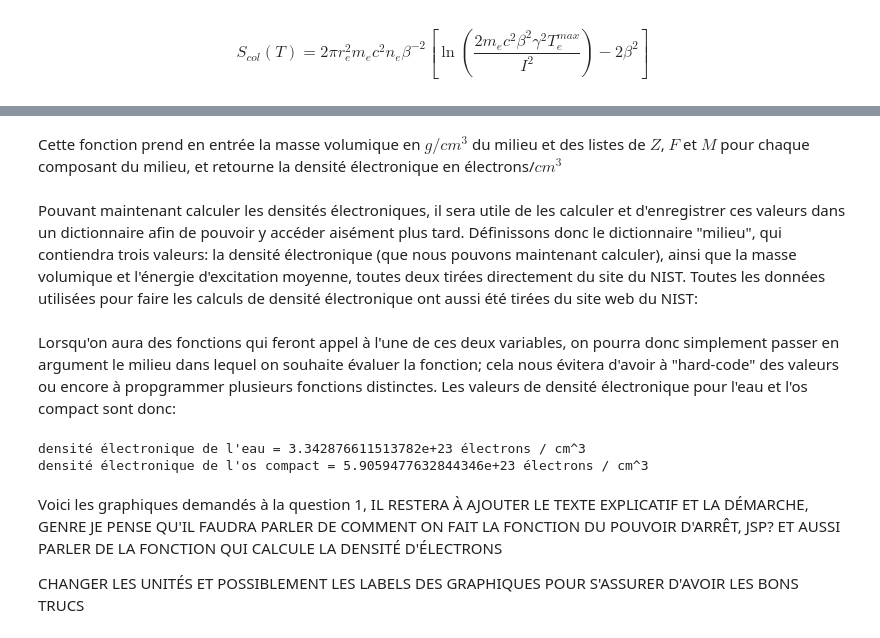
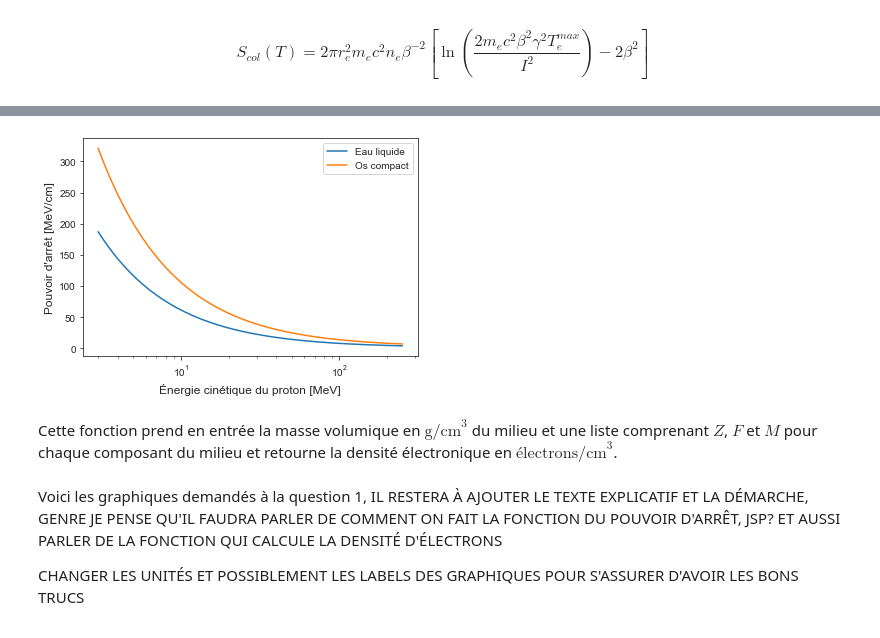
Before and after one commit to Jordan-Charest/PhysNum, a Jupyter notebook: TP1.ipynb, the cells around one changed output, grey strips where cells are left out. Cells and saved outputs as stored; diff of their text form; code cells hidden in the pictures.

```diff
--- a/TP1.ipynb
+++ b/TP1.ipynb
@@ -45,4 +129,27 @@ def densiteelec(rho, donnees):
+# %%
+# Énergie cinétique du proton
+T = np.linspace(3, 250, 1000)
+
+# Pouvoir d'arrêt de l'eau liquide en MeV/cm
+pouv_arr_eau = []
+for i in T:
+    pouv_arr_eau.append(pouvoir_arret(i, 'eau') / 100)
+
+# Pouvoir d'arrêt de l'os compact en MeV/cm
+pouv_arr_os = []
+for i in T:
+    pouv_arr_os.append(pouvoir_arret(i, 'os') / 100)
+
+pouv_arr_fig = plt.figure(figsize=(8,5))
+sns.set_style("ticks")
+plt.plot(T, pouv_arr_eau, label='Eau liquide')
+plt.plot(T,pouv_arr_os, label='Os compact')
+plt.xlabel('Énergie cinétique du proton [MeV]', fontsize=14)
+plt.ylabel("Pouvoir d'arrêt [MeV/cm]", fontsize=14)
+plt.xscale('log')
+plt.legend()
+plt.show()
+# %% [output]
+[figure, added]
 # %% [markdown]
-Cette fonction prend en entrée la masse volumique en $g/cm^3$ du milieu et des listes de $Z$, $F$ et $M$ pour chaque composant du milieu, et retourne la densité électronique en électrons/$cm^3$
+Cette fonction prend en entrée la masse volumique en $\text{g/cm}^3$ du milieu et une liste comprenant $Z$, $F$ et $M$ pour chaque composant du milieu et retourne la densité électronique en $\text{électrons/cm}^3$.
-# %% [markdown]
-Pouvant maintenant calculer les densités électroniques, il sera utile de les calculer et d'enregistrer ces valeurs dans un dictionnaire afin de pouvoir y accéder aisément plus tard. Définissons donc le dictionnaire "milieu", qui contiendra trois valeurs: la densité électronique (que nous pouvons maintenant calculer), ainsi que la masse volumique et l'énergie d'excitation moyenne, toutes deux tirées directement du site du NIST. Toutes les données utilisées pour faire les calculs de densité électronique ont aussi été tirées du site web du NIST:
@@ -72,11 +156,3 @@ milieu["os"] = (densiteelec(rho_os, donnees_os), rho_os, I_os)
-# %% [markdown]
-Lorsqu'on aura des fonctions qui feront appel à l'une de ces deux variables, on pourra donc simplement passer en argument le milieu dans lequel on souhaite évaluer la fonction; cela nous évitera d'avoir à "hard-code" des valeurs ou encore à propgrammer plusieurs fonctions distinctes. Les valeurs de densité électronique pour l'eau et l'os compact sont donc:
-# %%
-print("densité électronique de l'eau =", milieu["eau"][0], "électrons / cm^3")
-print("densité électronique de l'os compact =", milieu["os"][0], "électrons / cm^3")
-# %% [output]
-densité électronique de l'eau = 3.342876611513782e+23 électrons / cm^3
-densité électronique de l'os compact = 5.9059477632844346e+23 électrons / cm^3
 # %% [markdown]
 Voici les graphiques demandés à la question 1, IL RESTERA À AJOUTER LE TEXTE EXPLICATIF ET LA DÉMARCHE, GENRE JE PENSE QU'IL FAUDRA PARLER DE COMMENT ON FAIT LA FONCTION DU POUVOIR D'ARRÊT, JSP? ET AUSSI PARLER DE LA FONCTION QUI CALCULE LA DENSITÉ D'ÉLECTRONS
 
```
Also changed, not shown: parts of 21 cells of this notebook.
